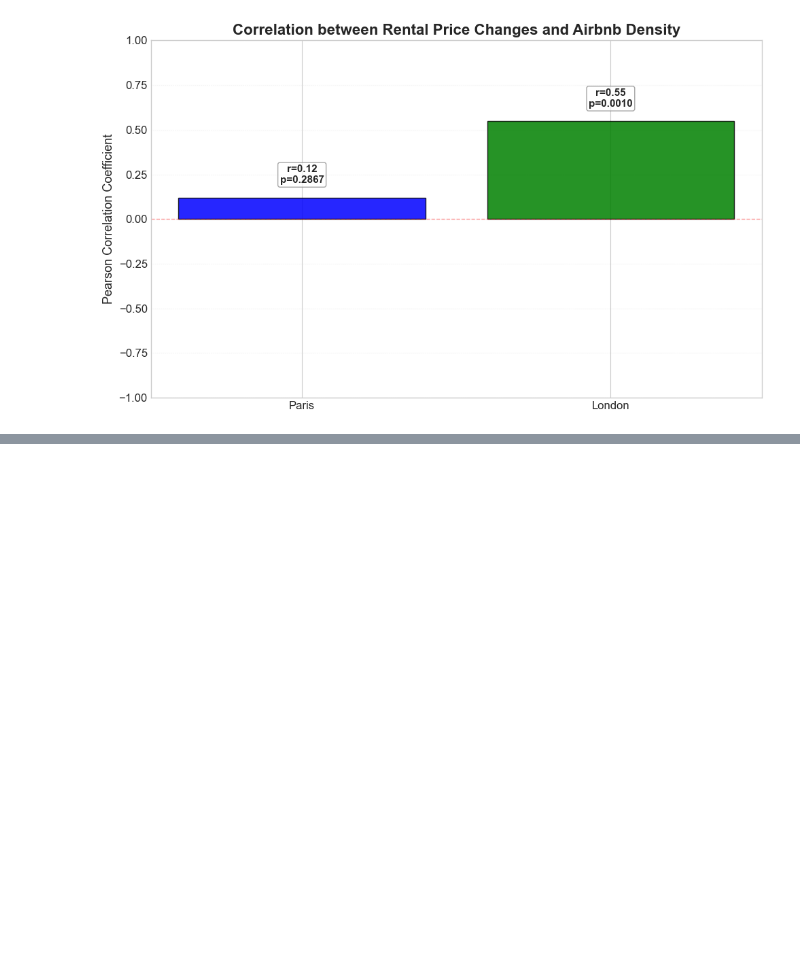
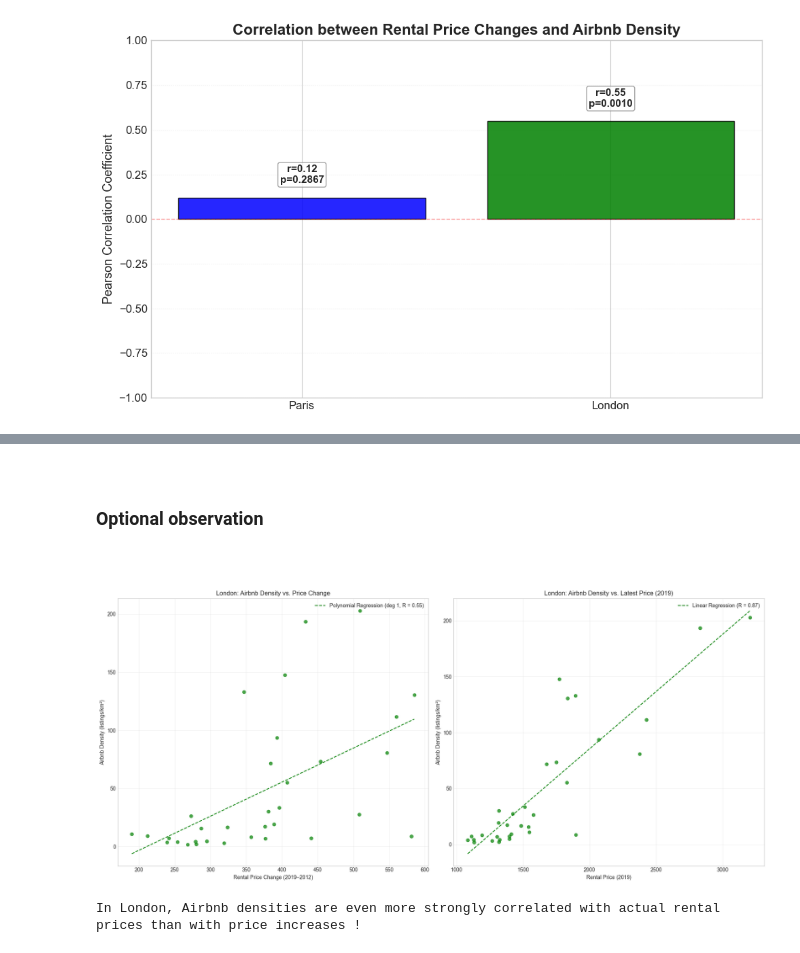
Before and after one commit to arnaudlvq/airbnb-impact-on-rental-prices, a Jupyter notebook: scripts/main.ipynb, the cells around one changed output, grey strips where cells are left out. Drawn from its saved outputs; the diff is of its cells as text; code cells hidden in the pictures; blank space fills up the shorter version.

Commit message:
plots reordered, text and comments added

```diff
--- a/scripts/main.ipynb
+++ b/scripts/main.ipynb
@@ -374,13 +448,16 @@ def load_paris_data():
     print("LOADING PARIS DATA")
     print("="*50)
 
-    # Load Paris rental data
-    df_rentals_initial = pd.read_csv("../data/paris_rentals.csv",
+    # File paths
+    csv_rentals = "../data/paris_rentals.csv"        # FETCH FROM : https://www.data.gouv.fr/fr/datasets/logement-encadrement-des-loyers/#:~:text=Ce%20jeu%20de%20donn%C3%A9es%20pr%C3%A9sente,des%20ann%C3%A9es%20pr%C3%A9c%C3%A9dentes%20est%20conserv%C3%A9
+    csv_airbnb = "../data/paris_airbnb.csv"           # Airbnb listings : # FETCH FROM insideairbnb.com
+
+    df_rentals_initial = pd.read_csv(csv_rentals,
                                      delimiter=';',
                                      on_bad_lines='skip',
                                      encoding='utf-8')
 
-    # Use fine grid neighborhoods from rentals data
+    # Use fine grid neighborhoods from rentals data (geojson is given)
     df_neigh = df_rentals_initial.drop_duplicates(subset="Numéro du quartier")
     df_neigh = df_neigh[["Numéro du quartier", "geo_shape"]]
     print(f"Number of unique Paris neighborhoods: {len(df_neigh)}")
@@ -390,8 +467,8 @@ def load_paris_data():
     df_neigh["geometry"] = df_neigh["geo_shape"].apply(convert_geojson_to_shape)
     gdf_neigh = gpd.GeoDataFrame(df_neigh, geometry="geometry", crs="EPSG:4326")
 
-    # Load Paris Airbnb data
-    df_airbnb = pd.read_csv("../data/paris_airbnb.csv",
+    # Load Paris Airbnb data   :  # FETCH FROM insideairbnb.com
+    df_airbnb = pd.read_csv(csv_airbnb,
                             delimiter=',',
                             on_bad_lines='skip',
                             encoding='utf-8')
@@ -420,7 +497,7 @@ def load_paris_data():
     df_rentals_2024['geometry'] = df_rentals_2024.iloc[:, 13].apply(parse_paris_coords)
     df_rentals_2019['geometry'] = df_rentals_2019.iloc[:, 13].apply(parse_paris_coords)
 
-    # Rental price is assumed to be in column index 7
+    # Rental price is in column index 7
     df_rentals_2024['rental_price'] = pd.to_numeric(df_rentals_2024.iloc[:, 7], errors='coerce')
     df_rentals_2019['rental_price'] = pd.to_numeric(df_rentals_2019.iloc[:, 7], errors='coerce')
 
@@ -428,7 +505,7 @@ def load_paris_data():
     df_rentals_2024 = df_rentals_2024[df_rentals_2024['geometry'].notnull() & df_rentals_2024['rental_price'].notnull()]
     df_rentals_2019 = df_rentals_2019[df_rentals_2019['geometry'].notnull() & df_rentals_2019['rental_price'].notnull()]
 
-    # Create GeoDataFrames
+    # Create GeoDataFrames in preparation for spatial join
     gdf_rentals_2024 = gpd.GeoDataFrame(df_rentals_2024, geometry='geometry', crs="EPSG:4326")
     gdf_rentals_2019 = gpd.GeoDataFrame(df_rentals_2019, geometry='geometry', crs="EPSG:4326")
 
@@ -456,8 +533,8 @@ def load_london_data():
     print("="*50)
 
     # File paths
-    excel_rentals = "../data/london_rentals.xls"        # rentals data
-    csv_airbnb = "../data/london_airbnb.csv"           # Airbnb listings
+    excel_rentals = "../data/london_rentals.xls"        # rentals data : # FETCH FROM : https://data.london.gov.uk/dataset/average-private-rents-borough
+    csv_airbnb = "../data/london_airbnb.csv"           # Airbnb listings : # FETCH FROM insideairbnb.com
     geojson_neigh = "../data/london_neighbourhoods.geojson"  # neighbourhood shapes
 
     # Load Airbnb listings
@@ -475,7 +552,7 @@ def load_london_data():
     NEIGH_NAME = 'neighbourhood'
 
     # read raw rentals sheet
-    raw = pd.read_excel(excel_rentals, sheet_name=LONDON_XLS_SHEET, header=None)
+    raw = pd.read_excel(excel_rentals, sheet_name="Raw data", header=None)
     raw.rename(columns={NEIGH_COL: NEIGH_NAME}, inplace=True)
 
     # filter by years, Q1, all categories
@@ -627,6 +752,6 @@ plt.show()
 # %%
-# 6. Quadratic Regression on Binned Data
-plot_quadratic_fit_comparison(paris_data, london_data)
+# 8. Quadratic Regression on Binned Data
+plot_quadratic_fit_comparison(paris_data, london_data, paris_best_deg, london_best_deg)
 plt.show()
 # %% [output]
 [figure]
@@ -708,0 +806,12 @@ Comparison:
+# %% [markdown]
+&nbsp;
+### Optional observation
+&nbsp;
+# %%
+# 10. London: Price Change vs Latest Price Comparison
+fig, axes = plot_london_price_comparisons(london_data, london_best_deg)
+plt.show()
+print(secret_observation)
+# %% [output]
+[figure, added]
+In London, Airbnb densities are even more strongly correlated with actual rental prices than with price increases !
```
Also changed, not shown: parts of 26 cells of this notebook, 1 other file.
